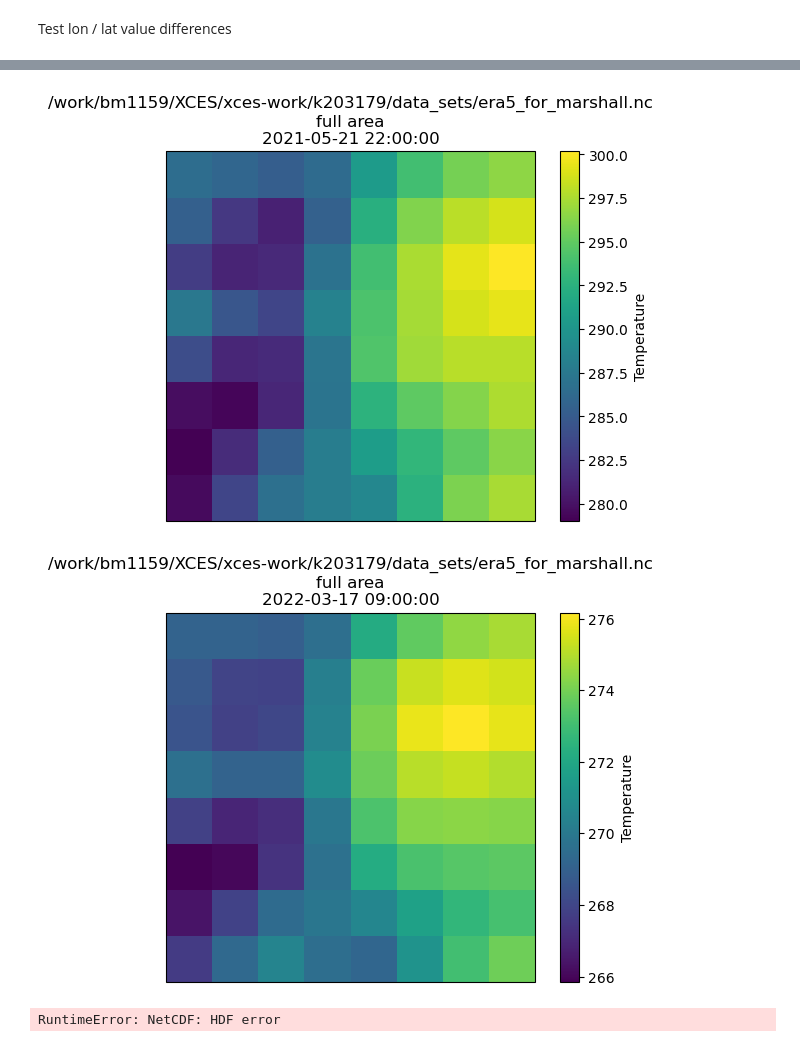
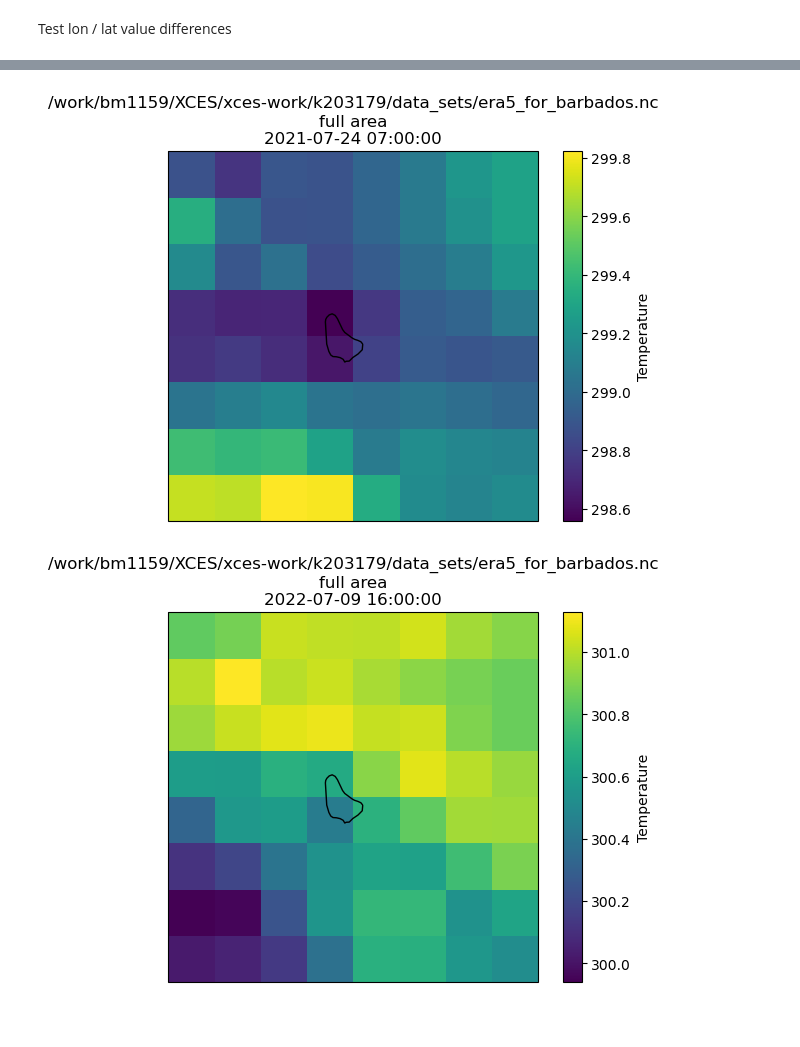
Before and after one commit to TimoWacke/BachelorThesis, a Jupyter notebook: station_reconstruct/execute_station_preparation.ipynb, the cells around one changed output, grey strips where cells are left out. Drawn from its saved outputs; the diff is of its cells as text; code cells hidden in the pictures; blank space fills up the shorter version.

```diff
--- a/station_reconstruct/execute_station_preparation.ipynb
+++ b/station_reconstruct/execute_station_preparation.ipynb
@@ -5,8 +5,8 @@ from create_training_sets import TrainingsFilePair
 # %% [markdown]
 Process .dat files to create .nc files for the station
 # %%
-station_name = "Marshall"
-test_year = 2021
+station_name = "Barbados"
+test_year = 2020
 
 import os
 # if in station_data_as_nc folder there is no file with the name of the station, create one
@@ -131,20 +146,9 @@ plt.show()
 # %%
 from utils import DataSet, DatasetPlotter
-era5_with_time_context = DataSet(processed_era5_for_station_exported_at_path)
-
+era5_with_time_context = DataSet(era5_path)
 plotter = DatasetPlotter(era5_with_time_context)
 plotter.generate_time_index_list(2)
 plotter.plot()
 # %% [output]
-[figure, old version]
+[figure, new version]
-[figure, old version]
+[figure, new version]
-# %%
-time_overlay = True
-if time_overlay:
-    if plotter:
-        plotter.dataset.dataset.close()
-
-    time_overlayer = TimeAndDateContextOverlay()
-    time_overlayer.apply_on_dataset(processed_era5_for_station_exported_at_path)
-# %% [output]
-RuntimeError: NetCDF: HDF error
```
Also changed, not shown: parts of 16 cells of this notebook, 13 other files.
